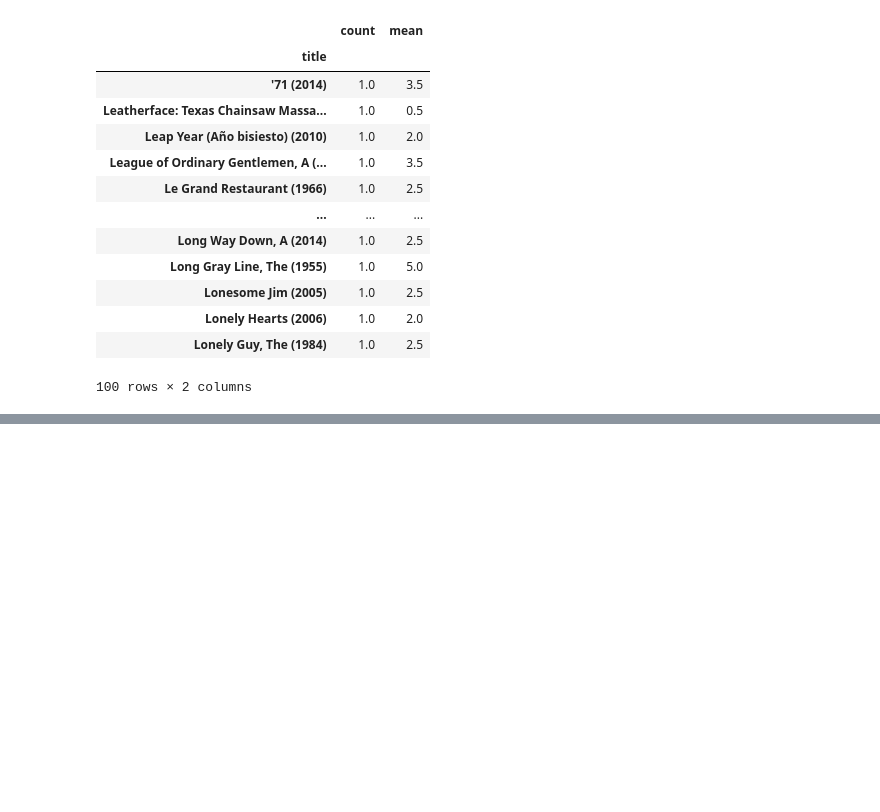
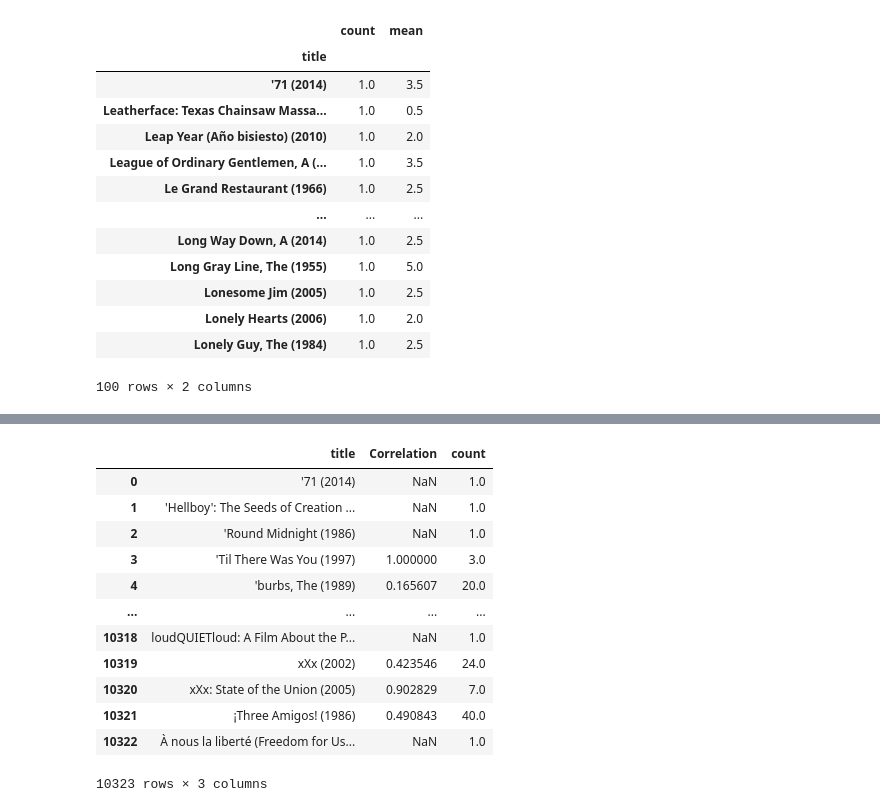
Before and after one commit to sanjip1203/Movie_recommended_system, a Jupyter notebook: recommendation.ipynb, the cells around one changed output, grey strips where cells are left out. Drawn from its saved outputs; the diff is of its cells as text; code cells hidden in the pictures; blank space fills up the shorter version.

```diff
--- a/recommendation.ipynb
+++ b/recommendation.ipynb
@@ -276,0 +314,2 @@ rating_mean_count_df.sort_values('count',ascending=True).head(100)
+# %%
+titanic = userid_movietitle_matrix['Titanic (1997)']
@@ -276,0 +350,2 @@ rating_mean_count_df.sort_values('count',ascending=True).head(100)
+# %%
+titanic_correlations = pd.DataFrame(userid_movietitle_matrix.corrwith(titanic),columns=['Correlation'])
@@ -276,0 +369,2 @@ rating_mean_count_df.sort_values('count',ascending=True).head(100)
+# %%
+titanic_correlations = titanic_correlations.join(rating_mean_count_df['count'])
@@ -276,0 +388,16 @@ rating_mean_count_df.sort_values('count',ascending=True).head(100)
+# %%
+titanic_correlations.reset_index()
+# %% [output]
+|  | title | Correlation | count |
+| 0 | '71 (2014) | NaN | 1.0 |
+| 1 | 'Hellboy': The Seeds of Creation ... | NaN | 1.0 |
+| 2 | 'Round Midnight (1986) | NaN | 1.0 |
+| 3 | 'Til There Was You (1997) | 1.000000 | 3.0 |
+| 4 | 'burbs, The (1989) | 0.165607 | 20.0 |
+| ... | ... | ... | ... |
+| 10318 | loudQUIETloud: A Film About the P... | NaN | 1.0 |
+| 10319 | xXx (2002) | 0.423546 | 24.0 |
+| 10320 | xXx: State of the Union (2005) | 0.902829 | 7.0 |
+| 10321 | ¡Three Amigos! (1986) | 0.490843 | 40.0 |
+| 10322 | À nous la liberté (Freedom for Us... | NaN | 1.0 |
+10323 rows × 3 columns
```
Also changed, not shown: parts of 12 cells of this notebook.
